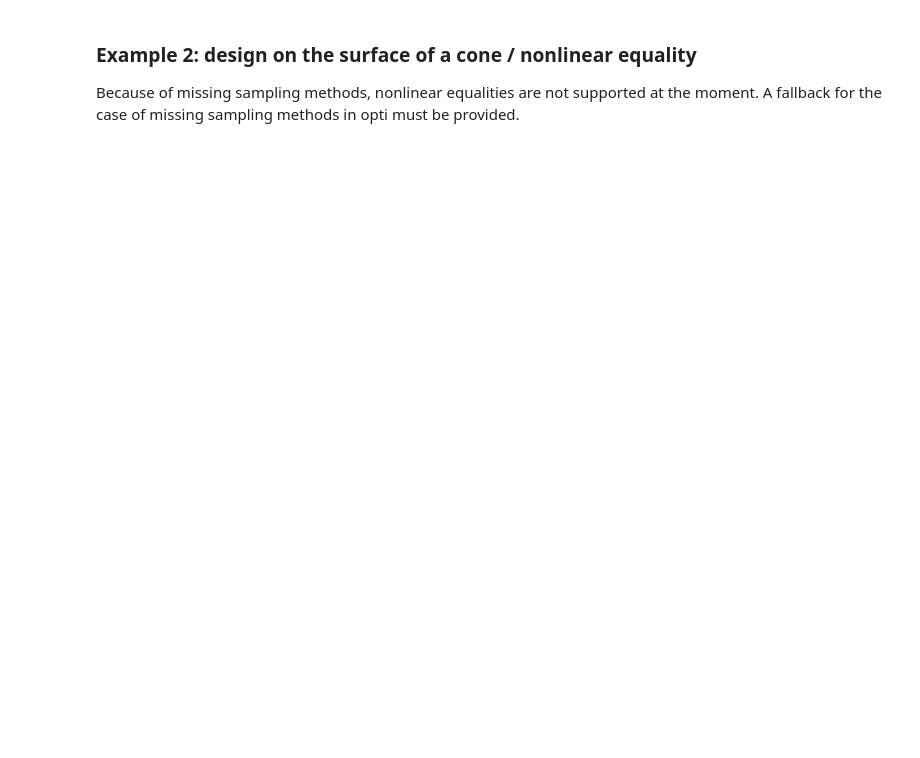
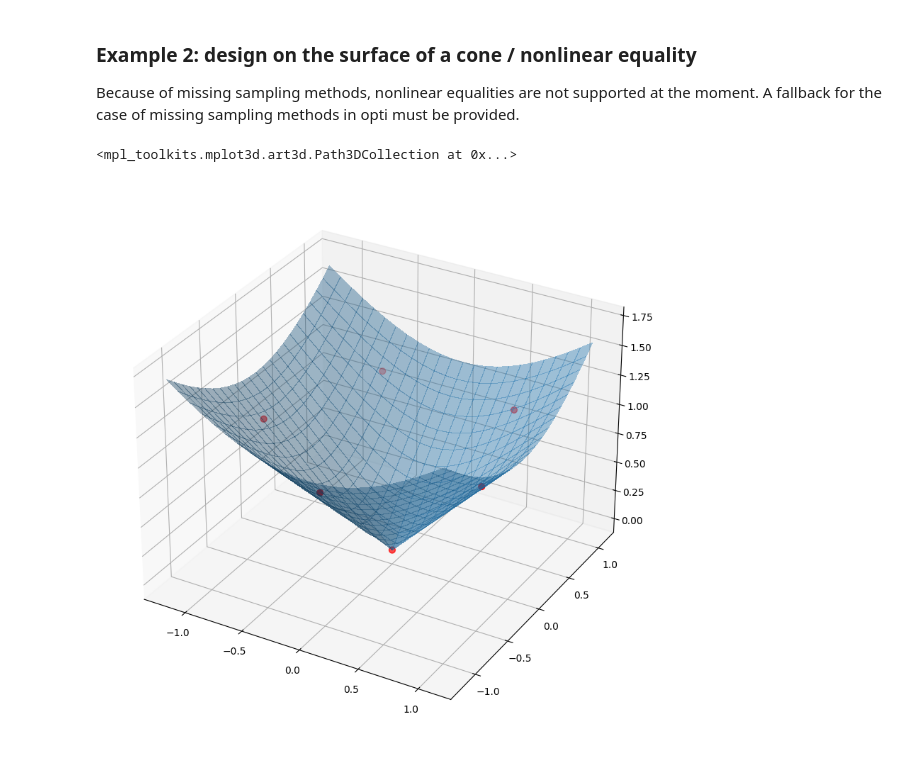
Before and after one commit to basf/doe, a Jupyter notebook: examples/nonlinear_constraints.ipynb, the cells around one changed output. Cells and saved outputs as stored; diff of their text form; code cells hidden in the pictures; blank space fills up the shorter version.

```diff
--- a/examples/nonlinear_constraints.ipynb
+++ b/examples/nonlinear_constraints.ipynb
@@ -98,0 +159,46 @@ Because of missing sampling methods, nonlinear equalities are not supported at t
+# %%
+problem = opti.Problem(
+   inputs = opti.Parameters(
+   [
+    opti.Continuous("x1", [-1, 1]),
+    opti.Continuous("x2", [-1,1]),
+    opti.Continuous("x3", [0,1])
+   ]),
+   outputs = [opti.Continuous("y")],
+   constraints = [
+        opti.NonlinearEquality("(x1**2 + x2**2)**0.5 - x3"),
+   ]
+)
+
+result = find_local_max_ipopt(
+   problem, "linear",
+   tol=0,
+   ipopt_options={"maxiter":100})
+
+result = result.to_numpy().T
+
+fig = plt.figure(figsize=((10,10)))
+ax = fig.add_subplot(111, projection='3d')
+
+
+# Make data.
+X = np.arange(-1.2, 1.2, 0.1)
+Y = np.arange(-1.2, 1.2, 0.1)
+X, Y = np.meshgrid(X, Y)
+R = np.sqrt(X**2 + Y**2)
+Z = R
+
+# Plot the surface.
+surf = ax.plot_surface(X, Y, Z, linewidth=0, antialiased=False, alpha=.4)
+
+ax.scatter(
+    xs=result[0],
+    ys=result[1],
+    zs=result[2],
+    marker="o",
+    s=40,
+    color="red",
+)
+# %% [output]
+<mpl_toolkits.mplot3d.art3d.Path3DCollection at 0x...>
+[figure, added]
```
Also changed, not shown: parts of 8 cells of this notebook, 4 other files.
